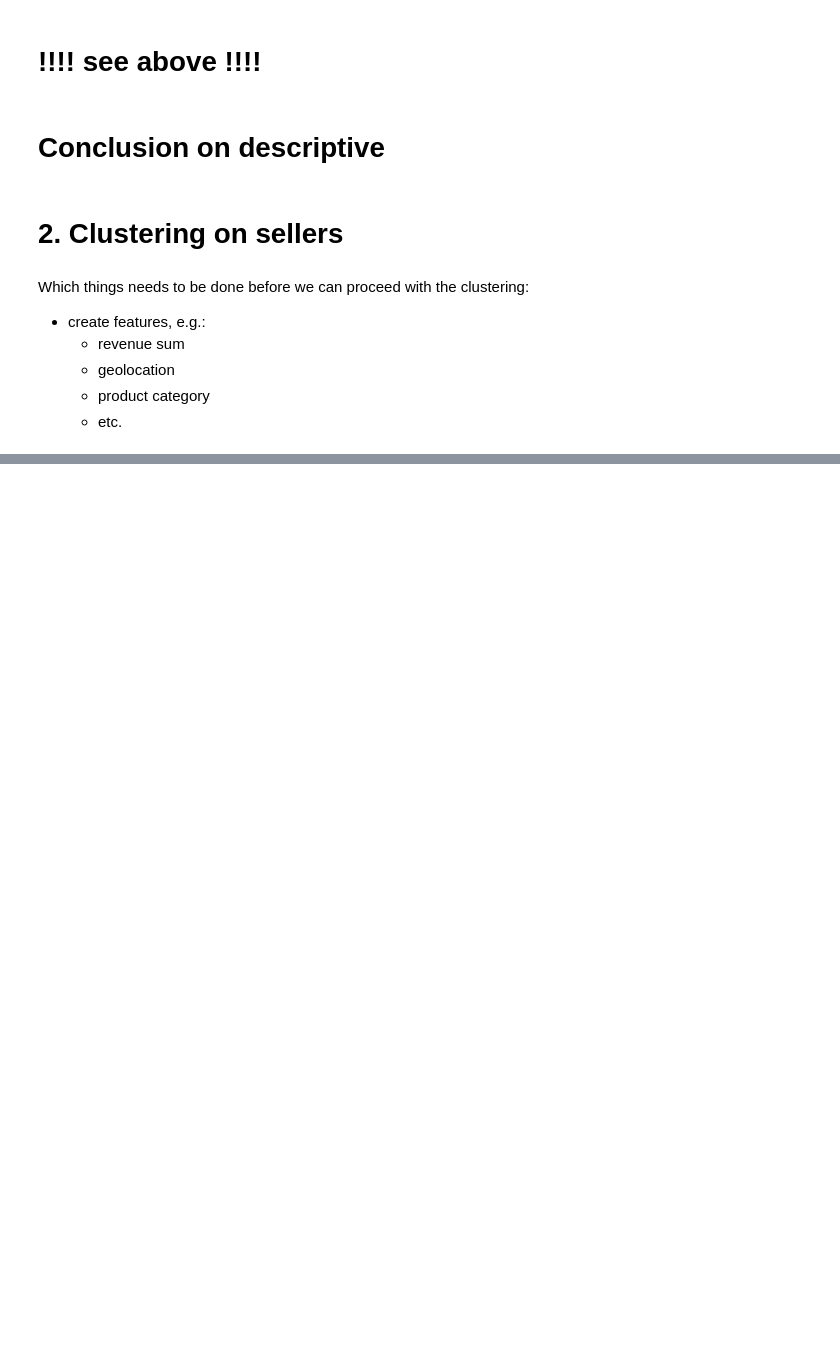
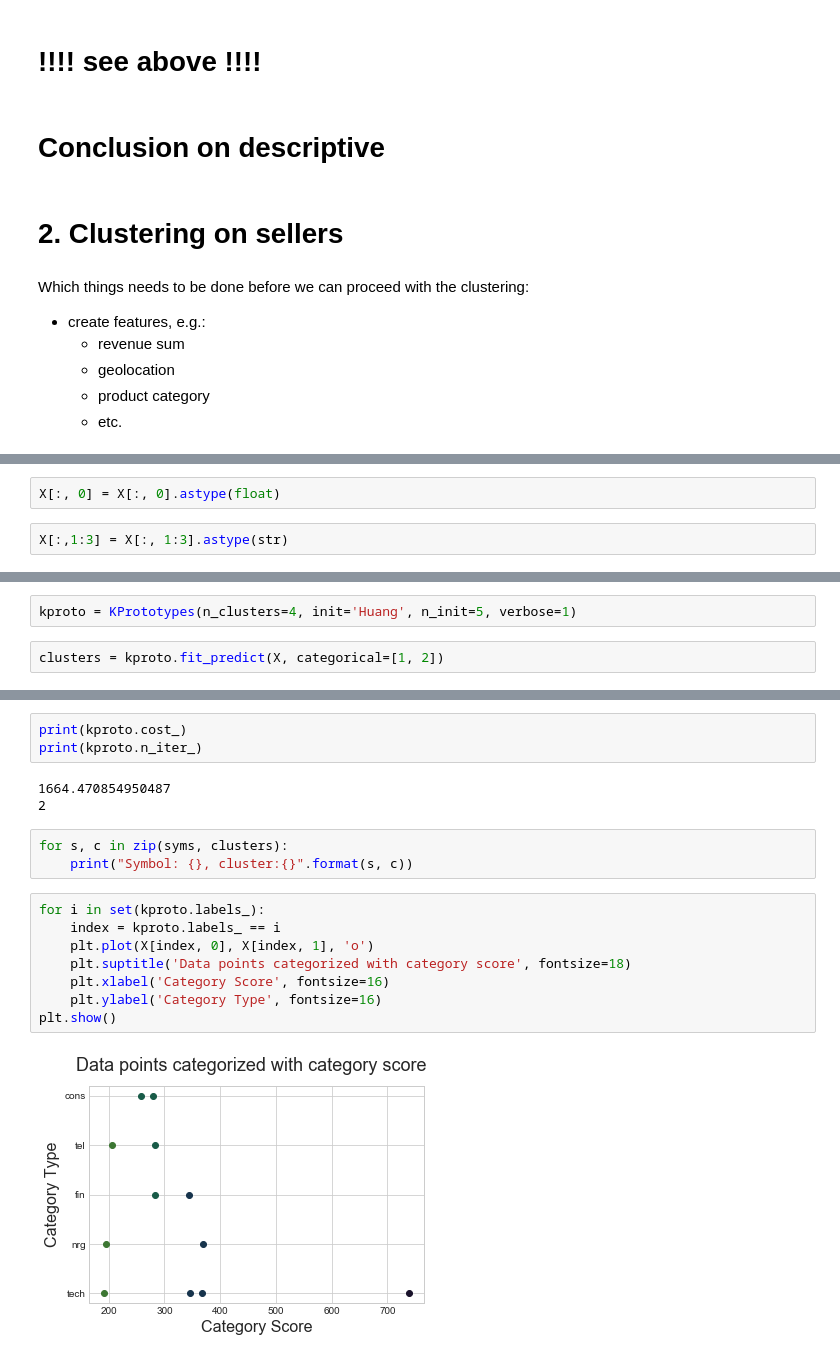
Before and after one commit to MotzWanted/Business_Analytics_Olist, a Jupyter notebook: phase1/Sellers joining the platform.ipynb, the cells around one changed output, grey strips where cells are left out. Cells and saved outputs as stored; diff of their text form; blank space fills up the shorter version.

```diff
--- a/phase1/Sellers joining the platform.ipynb
+++ b/phase1/Sellers joining the platform.ipynb
@@ -392,0 +436,4 @@ Which things needs to be done before we can proceed with the clustering:
+# %%
+X[:, 0] = X[:, 0].astype(float)
+# %%
+X[:,1:3] = X[:, 1:3].astype(str)
@@ -392,0 +455,4 @@ Which things needs to be done before we can proceed with the clustering:
+# %%
+kproto = KPrototypes(n_clusters=4, init='Huang', n_init=5, verbose=1)
+# %%
+clusters = kproto.fit_predict(X, categorical=[1, 2])
@@ -392,0 +491,19 @@ Which things needs to be done before we can proceed with the clustering:
+# %%
+print(kproto.cost_)
+print(kproto.n_iter_)
+# %% [output]
+1664.470854950487
+2
+# %%
+for s, c in zip(syms, clusters):
+    print("Symbol: {}, cluster:{}".format(s, c))
+# %%
+for i in set(kproto.labels_):
+    index = kproto.labels_ == i
+    plt.plot(X[index, 0], X[index, 1], 'o')
+    plt.suptitle('Data points categorized with category score', fontsize=18)
+    plt.xlabel('Category Score', fontsize=16)
+    plt.ylabel('Category Type', fontsize=16)
+plt.show()
+# %% [output]
+[figure, added]
```
Also changed, not shown: parts of 45 cells of this notebook, 1 other file.
